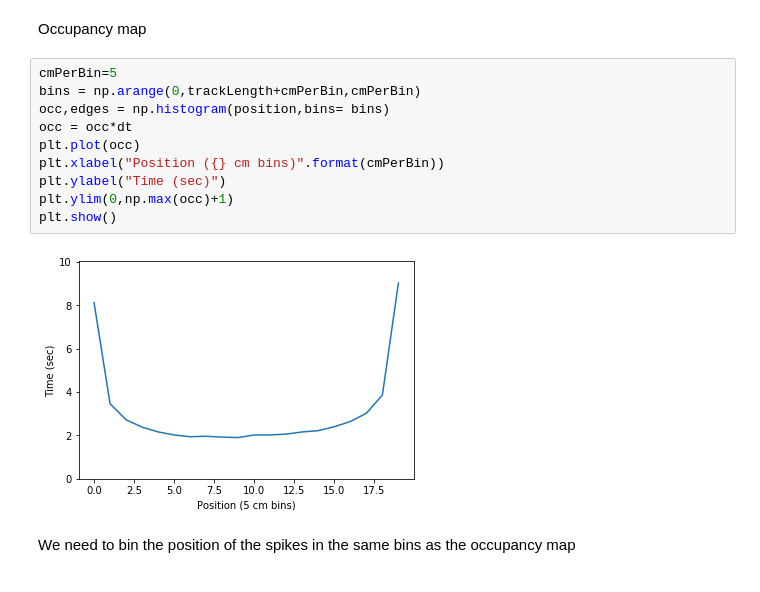
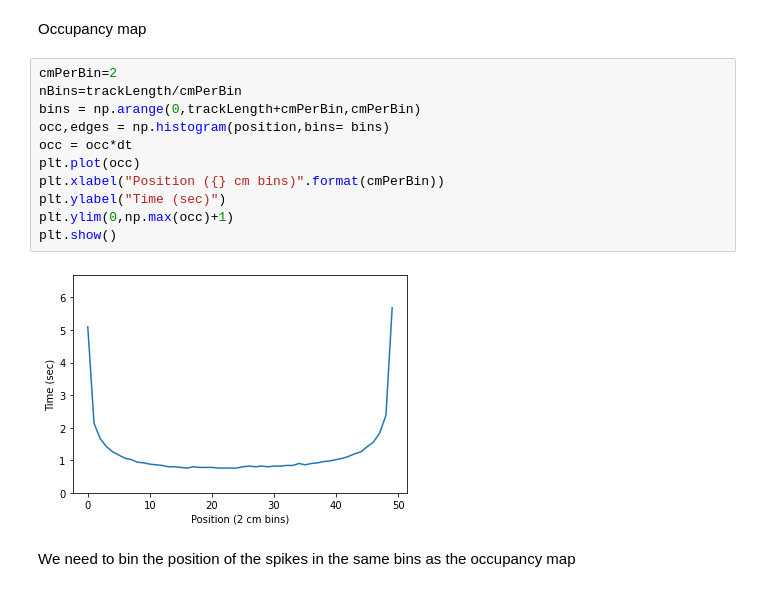
Before and after one commit to kevin-allen/spatialPoissonSpikeTrain, a Jupyter notebook: notebooks/tutorial.ipynb, the cells around one changed output. Drawn from its saved outputs; the diff is of its cells as text.

```diff
--- a/notebooks/tutorial.ipynb
+++ b/notebooks/tutorial.ipynb
@@ -197,16 +214,17 @@ plt.plot(time,rateAtPosition(position))
 # %% [markdown]
 Occupancy map
 # %%
-cmPerBin=5
+cmPerBin=2
+nBins=trackLength/cmPerBin
 bins = np.arange(0,trackLength+cmPerBin,cmPerBin)
 occ,edges = np.histogram(position,bins= bins)
 occ = occ*dt
 plt.plot(occ)
 plt.xlabel("Position ({} cm bins)".format(cmPerBin))
 plt.ylabel("Time (sec)")
 plt.ylim(0,np.max(occ)+1)
 plt.show()
 # %% [output]
-[figure, old version]
+[figure, new version]
 # %% [markdown]
 We need to bin the position of the spikes in the same bins as the occupancy map
```
Also changed, not shown: parts of 30 cells of this notebook.
